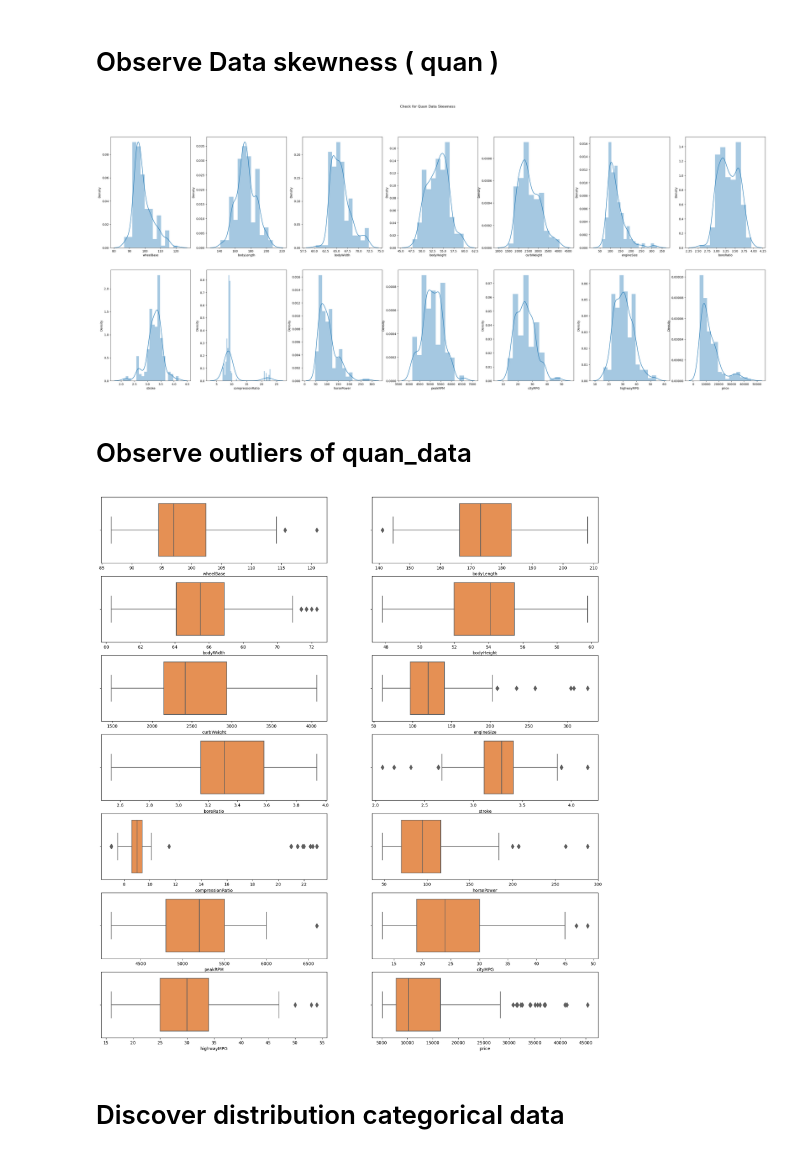
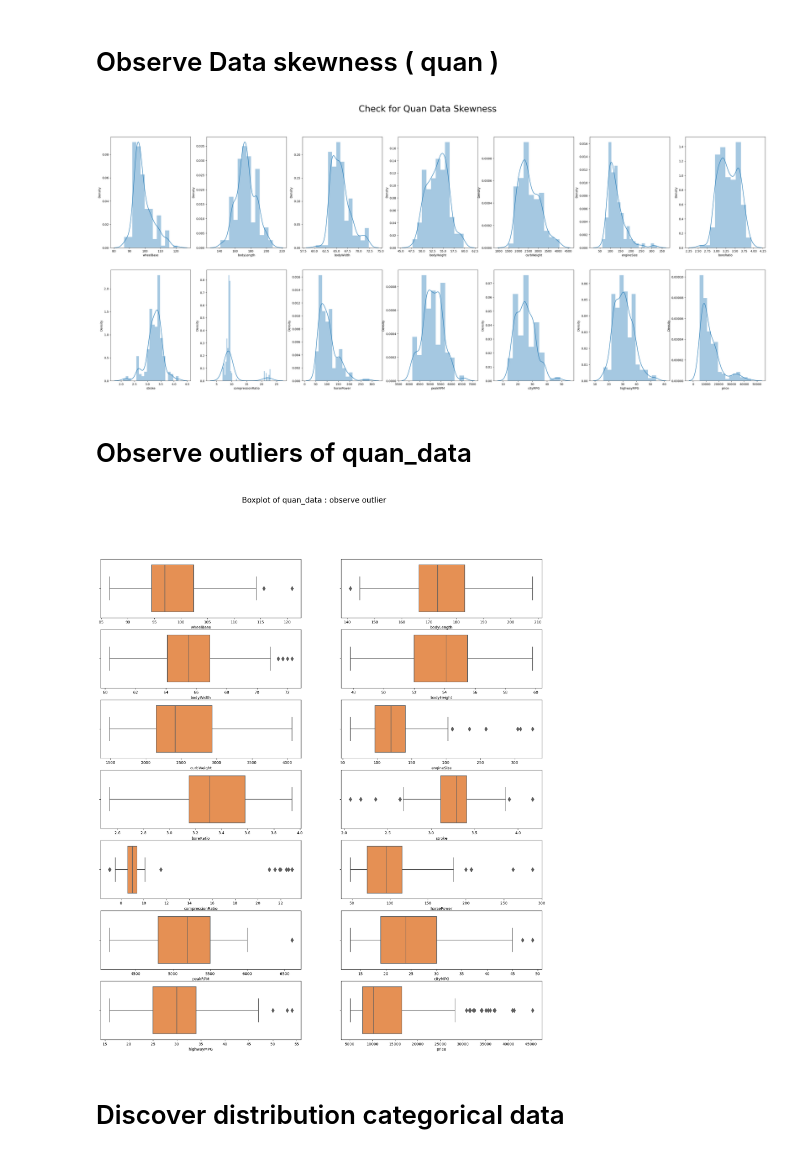
Before and after one commit to Chanjerry318/carPricePrediction, a Jupyter notebook: Project_CarPricePrediction.ipynb, the cells around one changed output. Drawn from its saved outputs; the diff is of its cells as text; code cells hidden in the pictures.

```diff
--- a/Project_CarPricePrediction.ipynb
+++ b/Project_CarPricePrediction.ipynb
@@ -50,7 +46,7 @@ warnings.filterwarnings("ignore")
 # %% [markdown]
 # Import Data
 # %%
-carPrice_df = pd.read_csv('CarPrice_Assignment.csv.xls')
+carPrice_df = pd.read_csv('CarPrice_Assignment.csv')
 # %% [markdown]
 # 3. EDA
 # %%
@@ -425,32 +414,33 @@ plt.figure(figsize=(40,15))
 columns = list(quan_data.columns)
 col_len = int(len(columns))
 
-plt.suptitle('Check for Quan Data Skewness')
+plt.suptitle('Check for Quan Data Skewness',fontsize=30)
 for i in range(col_len):
     plt.subplot(2,7,i+1)
     sns.distplot(quan_data[columns[i]],kde=True)
 
 # skewed : price , horsePower , engineSize
 # %% [output]
-[figure, old version]
+[figure, new version]
 # %% [markdown]
 # Observe outliers of quan_data
 # %%
 # Check for outliers of carPrice_df_quan
 def boxPlot_quan(input_df) :
     plt.figure(figsize=(21,23))
     columns = list(input_df.columns)
     col_len = int(len(columns))
 
+    plt.suptitle('Boxplot of quan_data : observe outlier',fontsize=20)
     for i in range(1,col_len+1) :
         plt.subplot(7,2,i)
         sns.boxplot(x=quan_data[columns[i-1]],data=input_df,fliersize=8,palette='Oranges')
 
 boxPlot_quan(quan_data)
 # outliers : price , compressionRatio , engineSize , stroke , horsePower
 # we can do data scaling to independent variables later , to cope with outliers
 # %% [output]
-[figure, old version]
+[figure, new version]
 # %% [markdown]
 # Discover distribution categorical data
 # %%
```
Also changed, not shown: parts of 34 cells of this notebook.
